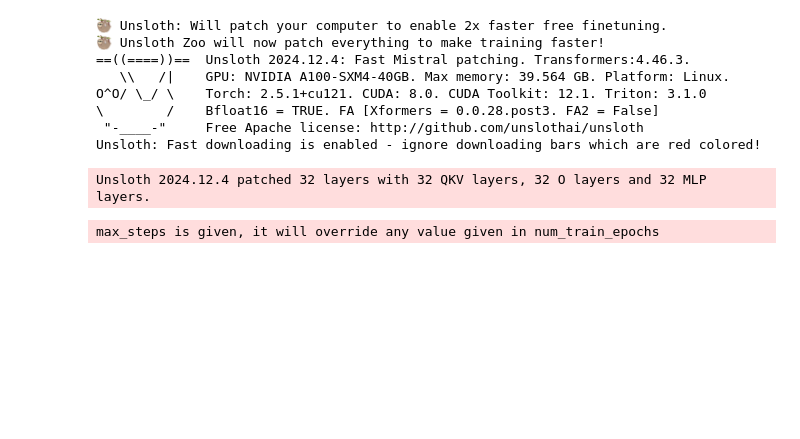
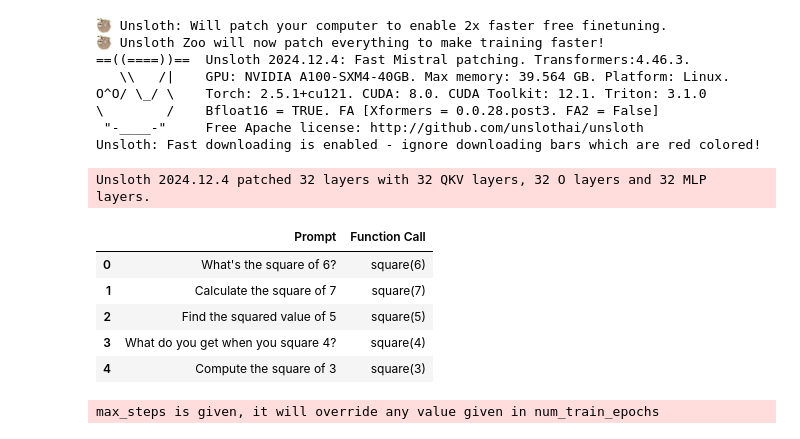
Before and after one commit to etuckerman/SOCOTEC, a Jupyter notebook: SOCOTEC_FINETUNE_elliot_tuckerman.ipynb, the cells around one changed output. Saved outputs shown, nothing was run; the diff lists cells and outputs as text; code cells hidden in the pictures; blank space fills up the shorter version.

```diff
--- a/SOCOTEC_FINETUNE_elliot_tuckerman.ipynb
+++ b/SOCOTEC_FINETUNE_elliot_tuckerman.ipynb
@@ -102,6 +102,40 @@ def generate_dataset(num_samples):
 # Generate a dataset of 1000 samples
 dataset = generate_dataset(1000)
 dataset.to_csv("function_call_dataset.csv", index=False)
+# %%
+import pandas as pd
+
+# Open the file
+with open("/content/function-call-dataset (2).md", "r") as f:
+    # Read all lines, skipping empty lines
+    lines = [line.strip() for line in f if line.strip()]
+
+# Assuming the first line contains headers
+headers = lines[0].split(",")  # Split the header line by comma
+data = []
+
+# Process data rows, handling potential missing values
+for line in lines[1:]:  # Iterate from the second line onwards
+    values = line.split(",", 1)  # Split by comma, limiting to 1 split
+    # Pad with None if only one value (Prompt) is present
+    if len(values) == 1:
+        values.append(None)
+    data.append(values)
+
+# Create the DataFrame
+df = pd.DataFrame(data, columns=headers)
+
+# Save to CSV
+df.to_csv('SOCOTEC_DATASET.csv', index=False)
+# %%
+df.head()
+# %% [output]
+|  | Prompt | Function Call |
+| 0 | What's the square of 6? | square(6) |
+| 1 | Calculate the square of 7 | square(7) |
+| 2 | Find the squared value of 5 | square(5) |
+| 3 | What do you get when you square 4? | square(4) |
+| 4 | Compute the square of 3 | square(3) |
 # %%
 import pandas as pd
 from datasets import load_dataset, Dataset
```
Also changed, not shown: parts of 4 cells of this notebook.
